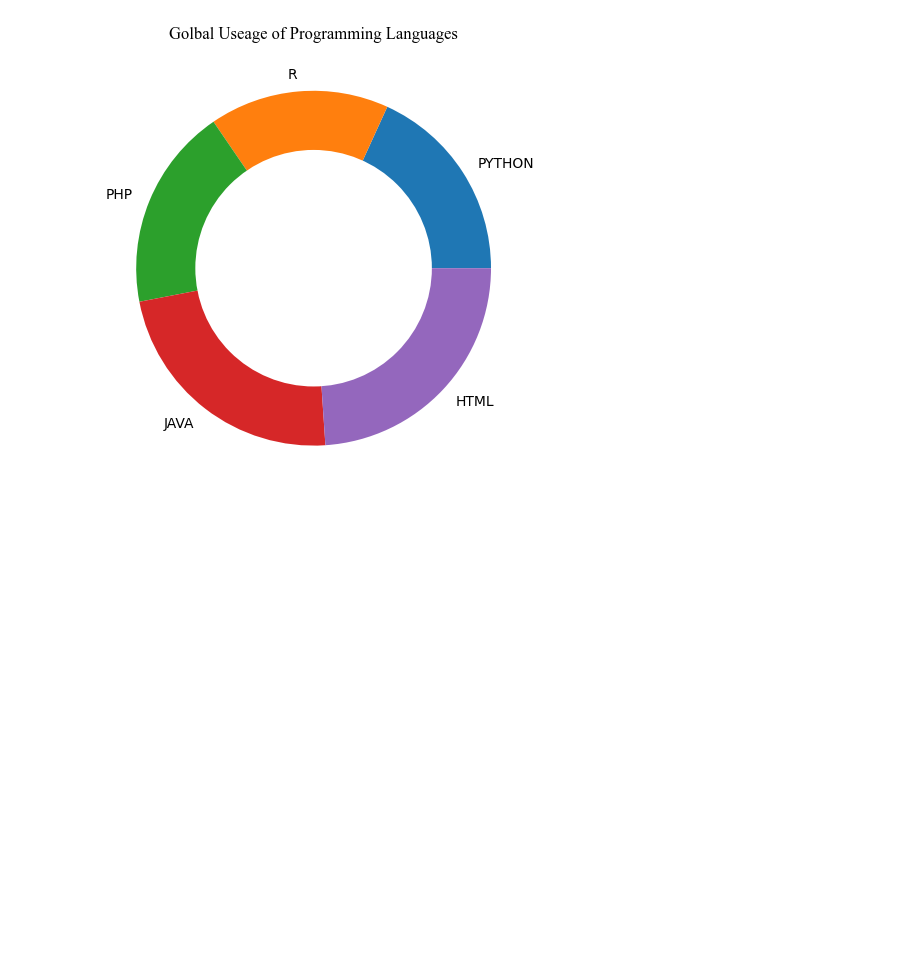
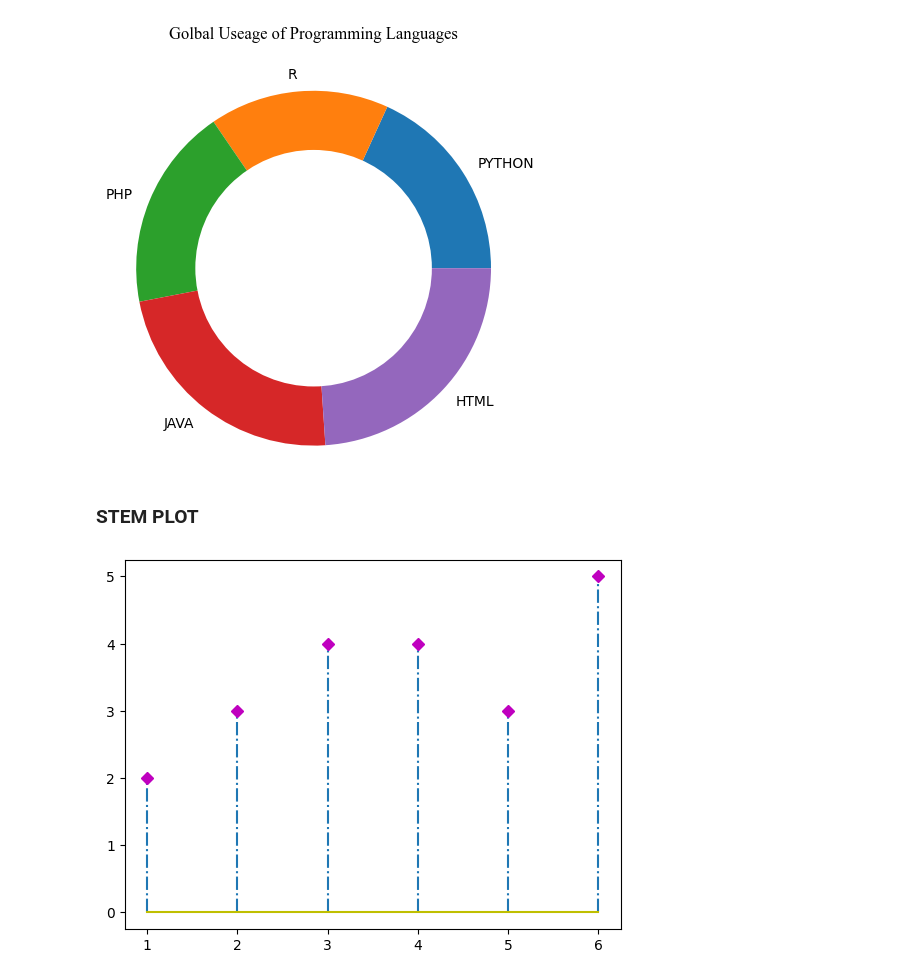
Before and after one commit to fahadabid545/Taskify-API, a Jupyter notebook: project_3.ipynb, the cells around one changed output. Saved outputs shown, nothing was run; the diff lists cells and outputs as text; code cells hidden in the pictures; blank space fills up the shorter version.

```diff
--- a/project_3.ipynb
+++ b/project_3.ipynb
@@ -128,3 +172,19 @@ plt.gca().add_artist(circle)
 plt.show()
 # %% [output]
 [figure]
+# %% [markdown]
+### STEM PLOT
+# %%
+import matplotlib.pyplot as plt
+
+x=[1,2,3,4,5,6]
+y=[2,3,4,4,3,5]
+
+plt.stem(x,y,
+        basefmt="y",                   # Assigning yellow color to base line
+        markerfmt="mD",                # Assigning marker shape D -> Diamond and color m -> Maroon
+        linefmt="-.",                  # Changing default line style into dash and dot line
+        orientation="vertical")        # Assigning orientation vertical which is also by default
+plt.show()
+# %% [output]
+[figure, added]
```
Also changed, not shown: parts of 23 cells of this notebook.
